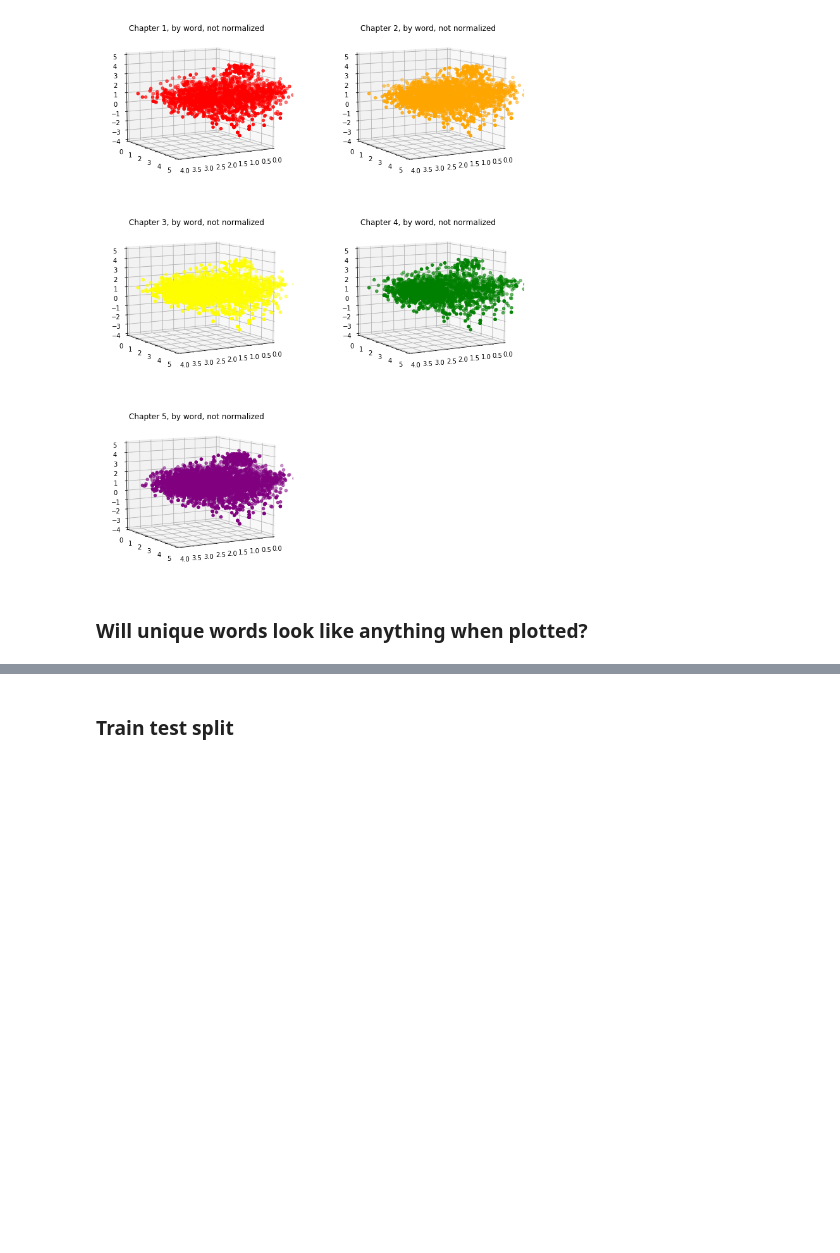
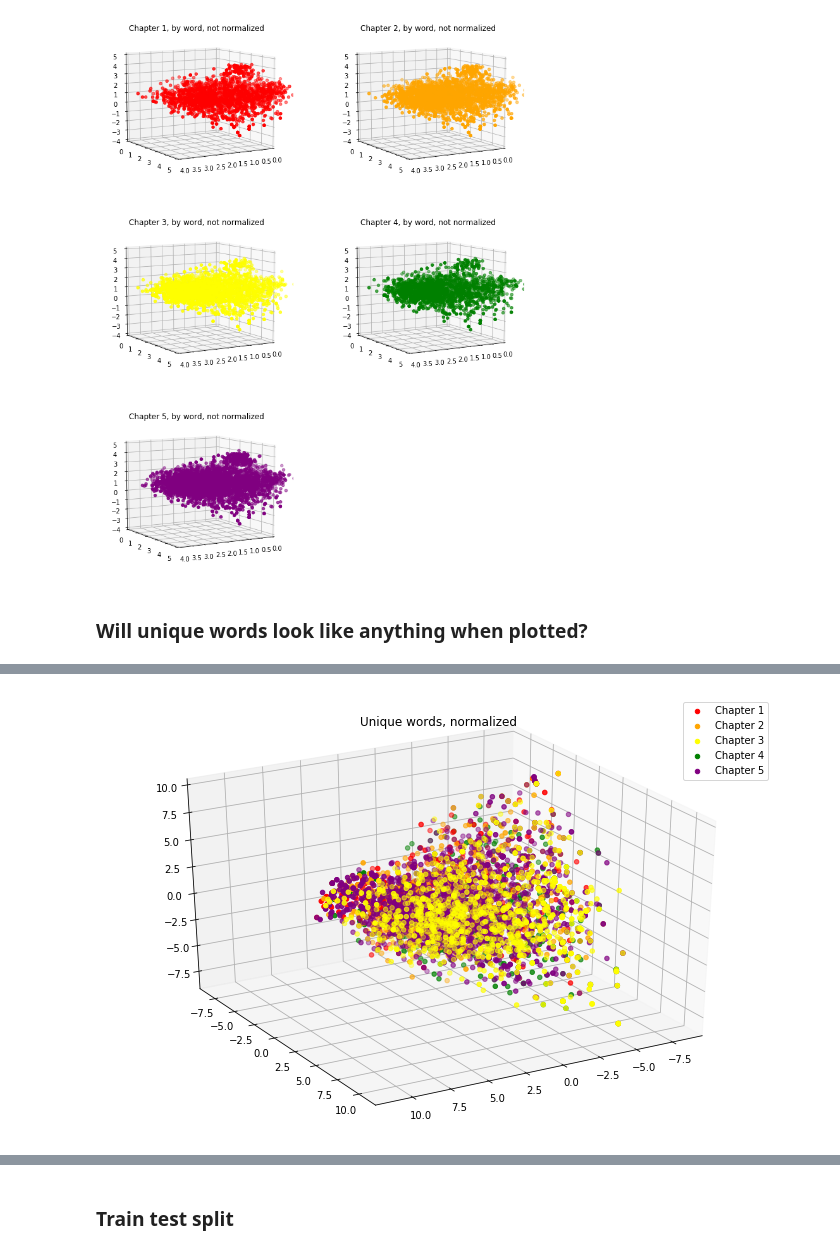
Before and after one commit to ssrosa/dsc-4-final-project-online-ds-pt-100118, a Jupyter notebook: student.ipynb, the cells around one changed output, grey strips where cells are left out. Saved outputs shown, nothing was run; the diff lists cells and outputs as text; code cells hidden in the pictures; blank space fills up the shorter version.

```diff
--- a/student.ipynb
+++ b/student.ipynb
@@ -951,0 +909,27 @@ len([token for token in ch1_byword['token'].values if token not in two345['token
+# %%
+#What's that blob in the corner?  'PC1' < -2, PC2' > -1, PC3' < -1
+
+#For NON normalized unique tokens with zeros
+#The blob is all names of people and names of places
+unique_pca['token'] = [t for t in unique['token']]
+blob = unique_pca[(unique_pca['PC1'] < -2) & (unique_pca['PC2'] > -1) & (unique_pca['PC3'] < -1)]
+blob[blob['label'] == 5]
+# %%
+#PCA for unique words (with isna vectors)
+#Show all chapters together
+fig = plt.figure(figsize = (12, 8))
+ax = fig.add_subplot(111, projection='3d', azim = 60, elev = 30)
+
+labels = [1, 2, 3, 4, 5]
+colors = ['red', 'orange', 'yellow', 'green', 'purple']
+
+for label, color in zip(labels, colors):
+    pca = unique_pca[unique_pca['label'] == label]
+    ax.scatter(xs = pca['PC1'], ys = pca['PC2'], zs = pca['PC3'],
+          c = color, label = ('Chapter ' + str(label)))
+
+plt.legend()
+plt.title('Unique words, normalized')
+plt.show()
+# %% [output]
+[figure, added]
```
Also changed, not shown: parts of 45 cells of this notebook.
